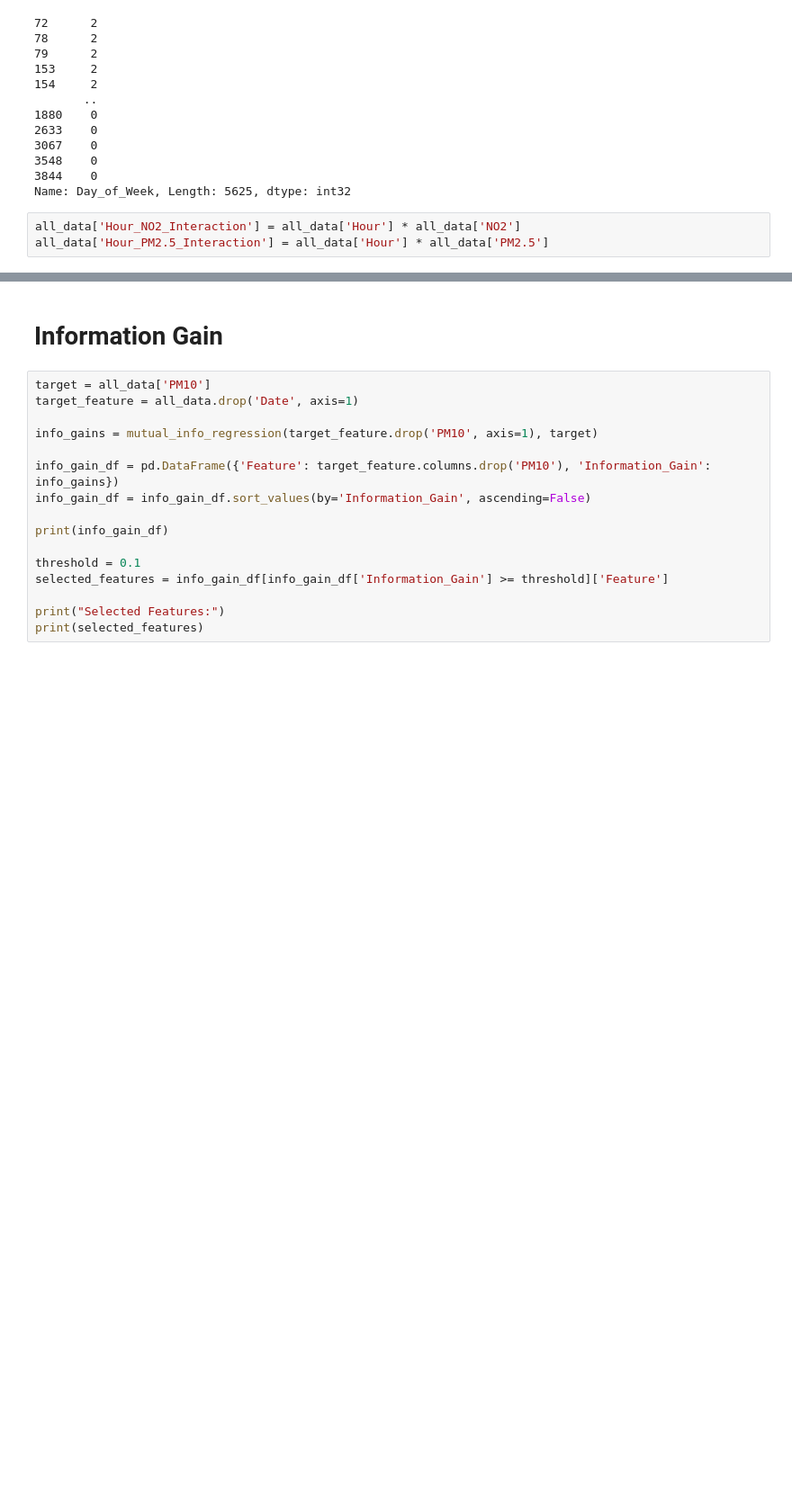
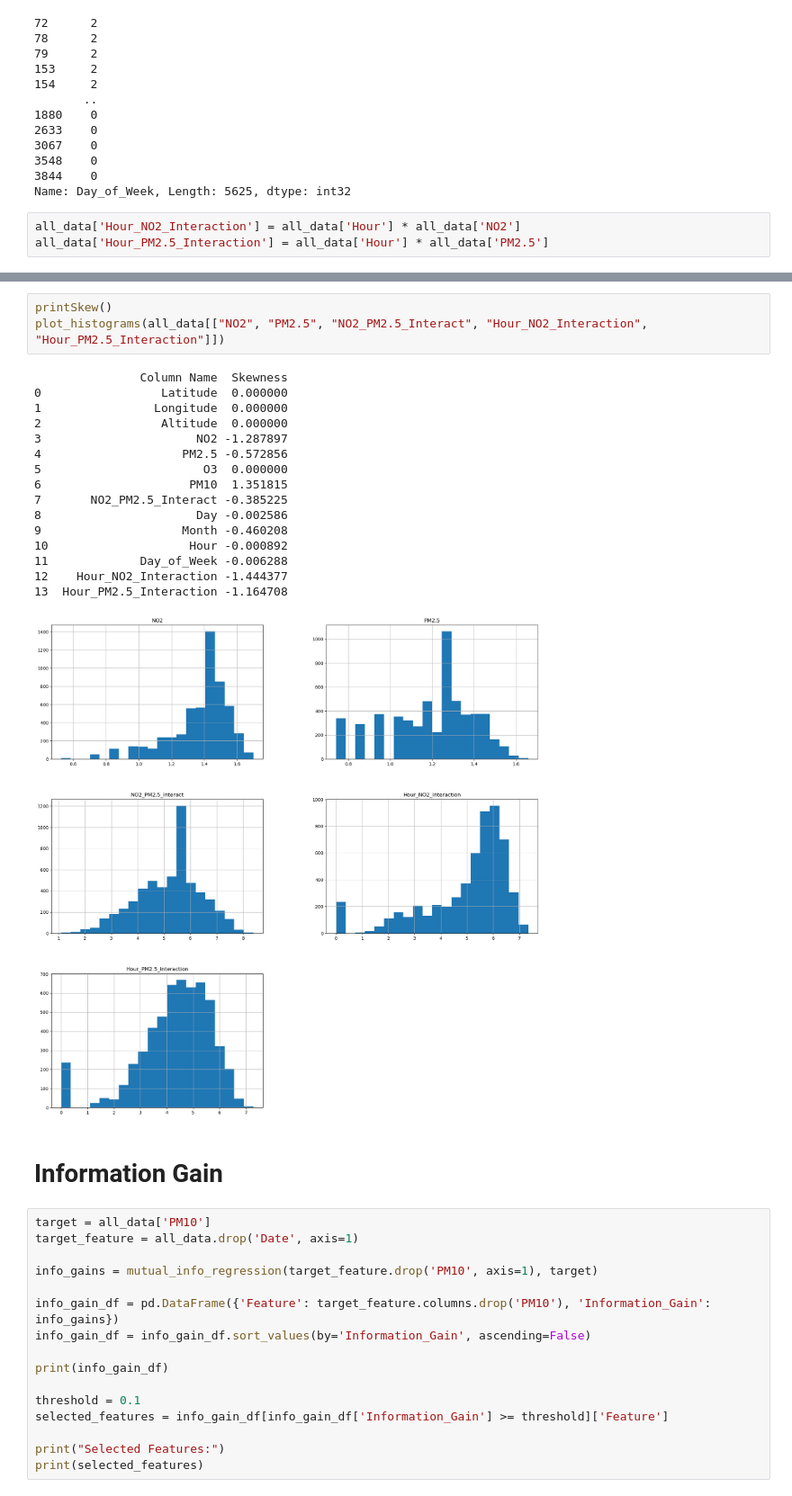
Before and after one commit to trdin/air_quality_RNN, a Jupyter notebook: projekt.ipynb, the cells around one changed output, grey strips where cells are left out. Shown at 90% size. Drawn from its saved outputs; the diff is of its cells as text; blank space fills up the shorter version.

```diff
--- a/projekt.ipynb
+++ b/projekt.ipynb
@@ -266,3 +266,23 @@ all_data.head()
+# %%
+printSkew()
+plot_histograms(all_data[["NO2", "PM2.5", "NO2_PM2.5_Interact", "Hour_NO2_Interaction", "Hour_PM2.5_Interaction"]])
+# %% [output]
+               Column Name  Skewness
+0                 Latitude  0.000000
+1                Longitude  0.000000
+2                 Altitude  0.000000
+3                      NO2 -1.287897
+4                    PM2.5 -0.572856
+5                       O3  0.000000
+6                     PM10  1.351815
+7       NO2_PM2.5_Interact -0.385225
+8                      Day -0.002586
+9                    Month -0.460208
+10                    Hour -0.000892
+11             Day_of_Week -0.006288
+12    Hour_NO2_Interaction -1.444377
+13  Hour_PM2.5_Interaction -1.164708
+[figure, added]
 # %% [markdown]
 # Information Gain
 # %%
```
Also changed, not shown: parts of 13 cells of this notebook.
